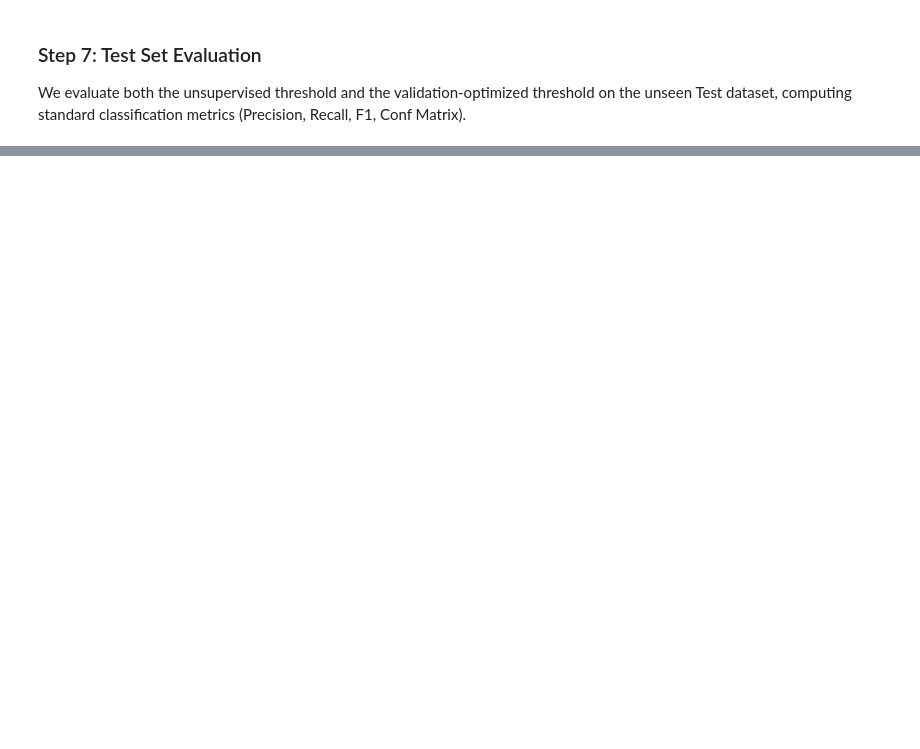
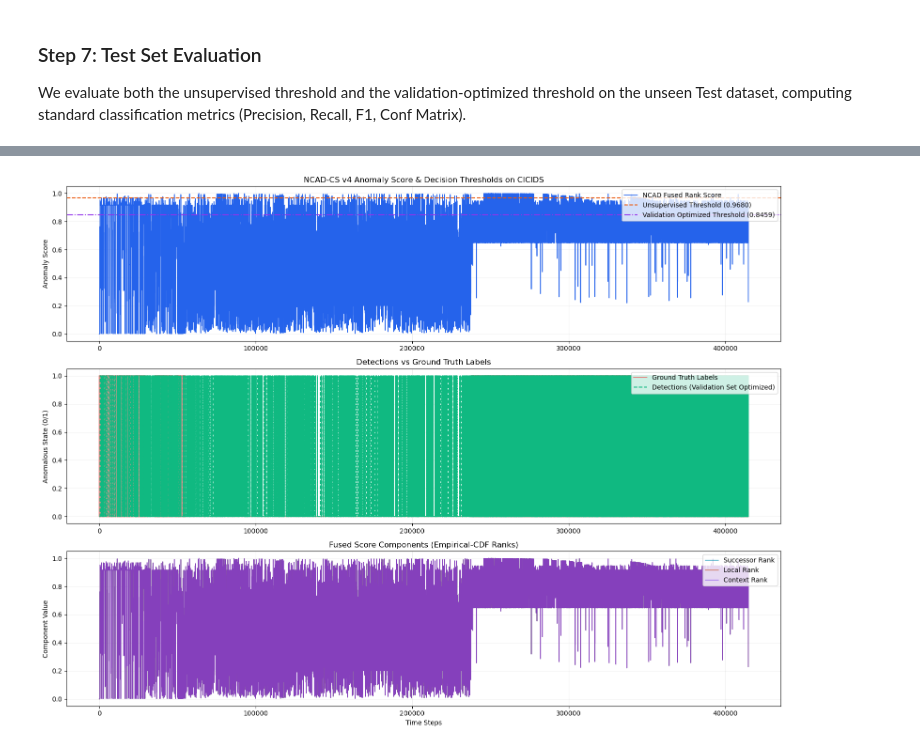
Before and after one commit to quaid281/NCAD, a Jupyter notebook: notebooks_v4/cicids/CICIDS_SSM_Anomaly_Detection.ipynb, the cells around one changed output, grey strips where cells are left out. Saved outputs shown, nothing was run; the diff lists cells and outputs as text; code cells hidden in the pictures; blank space fills up the shorter version.

```diff
--- a/notebooks_v4/cicids/CICIDS_SSM_Anomaly_Detection.ipynb
+++ b/notebooks_v4/cicids/CICIDS_SSM_Anomaly_Detection.ipynb
@@ -329,21 +408,29 @@ We aggregate window-level anomaly scores back to point-level sequences using `ag
 smoothing_window = 12
 
 def process_point_scores(window_scores, raw_len):
-    # Aggregate window-level scores to point-level
     point_scores, valid_mask = aggregate_window_scores(
         window_scores,
         n_points=raw_len,
         context_size=context_size,
         suspect_size=suspect_size,
         step=step,
-        reducer="mean"
+        reducer="mean",
+        mapping_method="smear",
     )
-    # Smooth point-level scores
     smoothed = moving_average(point_scores, smoothing_window)
     return smoothed, valid_mask
 
+train_scores, train_mask = process_point_scores(train_window_scores, len(train_df))
 val_scores, val_mask = process_point_scores(val_window_scores, len(val_df))
 test_scores, test_mask = process_point_scores(test_window_scores, len(test_df))
 
+point_diagnostics = {"Validation": {}, "Test": {}}
+for dataset_name, raw_len in [("Validation", len(val_df)), ("Test", len(test_df))]:
+    for component_name in ["successor_z", "local_z", "context_ratio", "successor_raw", "local_raw", "context_distances"]:
+        component_scores, component_mask = process_point_scores(score_diagnostics[dataset_name][component_name], raw_len)
+        point_diagnostics[dataset_name][component_name] = component_scores
+    point_diagnostics[dataset_name]["valid_mask"] = component_mask
+
+print(f"Train point scores shape:      {train_scores.shape}")
 print(f"Validation point scores shape: {val_scores.shape}")
 print(f"Test point scores shape:       {test_scores.shape}")
@@ -396,26 +580,40 @@ for name, threshold in [("Unsupervised Adaptive Elbow", unsupervised_threshold),
 # %%
-plt.figure(figsize=(16, 10))
+opt_preds = event_level_filter(
+    test_scores, test_opt_threshold, test_mask,
+    min_run=best_min_run, extreme_factor=best_extreme_factor,
+)
+opt_preds = opt_preds * test_mask.astype(np.float32)
 
-# Plot 1: Anomaly Scores and Calibration Thresholds
-plt.subplot(2, 1, 1)
-plt.plot(test_scores, label="NCAD Fused Anomaly Score", color="#2563eb", linewidth=1.2)
+plt.figure(figsize=(16, 12))
+
+plt.subplot(3, 1, 1)
+plt.plot(test_scores, label="NCAD Fused Rank Score", color="#2563eb", linewidth=1.2)
 plt.axhline(unsupervised_threshold, color="#ea580c", linestyle="--", label=f"Unsupervised Threshold ({unsupervised_threshold:.4f})")
-plt.axhline(best_threshold, color="#9333ea", linestyle="-.", label=f"Validation Optimized Threshold ({best_threshold:.4f})")
+plt.axhline(test_opt_threshold, color="#9333ea", linestyle="-.", label=f"Validation Optimized Threshold ({test_opt_threshold:.4f})")
 plt.ylabel("Anomaly Score")
 plt.title("NCAD-CS v4 Anomaly Score & Decision Thresholds on CICIDS")
 plt.legend(loc="upper right")
 plt.grid(True, alpha=0.2)
 
-# Plot 2: Model Predictions vs Ground Truth Labels
-plt.subplot(2, 1, 2)
-opt_preds = event_level_filter(test_scores, best_threshold, test_mask, min_run=2, extreme_factor=1.75)
+plt.subplot(3, 1, 2)
 plt.plot(test_labels, label="Ground Truth Labels", color="#ef4444", linewidth=1.5, alpha=0.6)
 plt.plot(opt_preds, label="Detections (Validation Set Optimized)", color="#10b981", linestyle="--", linewidth=1.5)
 plt.ylabel("Anomalous State (0/1)")
+plt.title("Detections vs Ground Truth Labels")
+plt.legend(loc="upper right")
+plt.grid(True, alpha=0.2)
+
+plt.subplot(3, 1, 3)
+plt.plot(point_diagnostics["Test"]["successor_z"], label="Successor Rank", color="#0891b2", linewidth=1.0, alpha=0.9)
+plt.plot(point_diagnostics["Test"]["local_z"], label="Local Rank", color="#c2410c", linewidth=1.0, alpha=0.8)
+plt.plot(point_diagnostics["Test"]["context_ratio"], label="Context Rank", color="#7c3aed", linewidth=1.0, alpha=0.75)
+plt.ylabel("Component Value")
 plt.xlabel("Time Steps")
-plt.title("Detections vs Ground Truth Labels")
+plt.title("Fused Score Components (Empirical-CDF Ranks)")
 plt.legend(loc="upper right")
 plt.grid(True, alpha=0.2)
 
 plt.tight_layout()
 plt.show()
+# %% [output]
+[figure, added]
```
Also changed, not shown: parts of 14 cells of this notebook, 45 other files.
